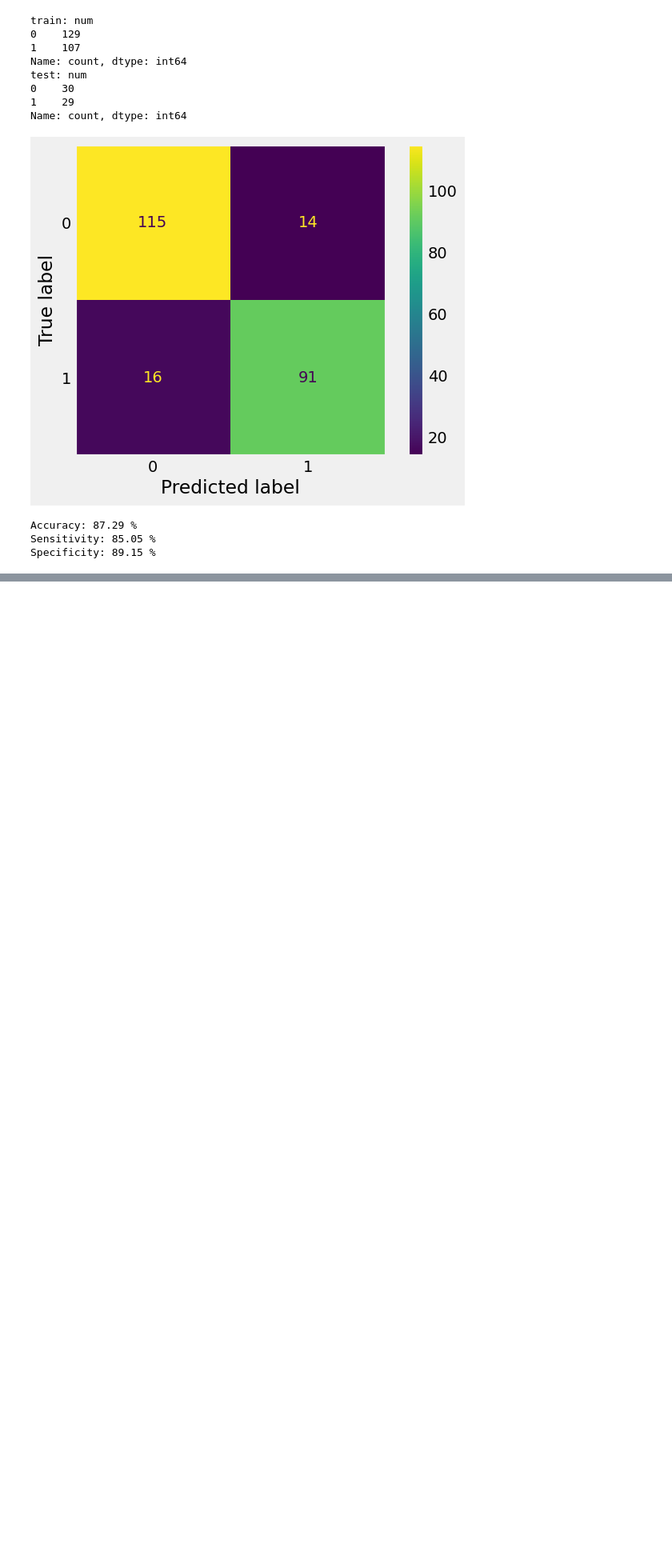
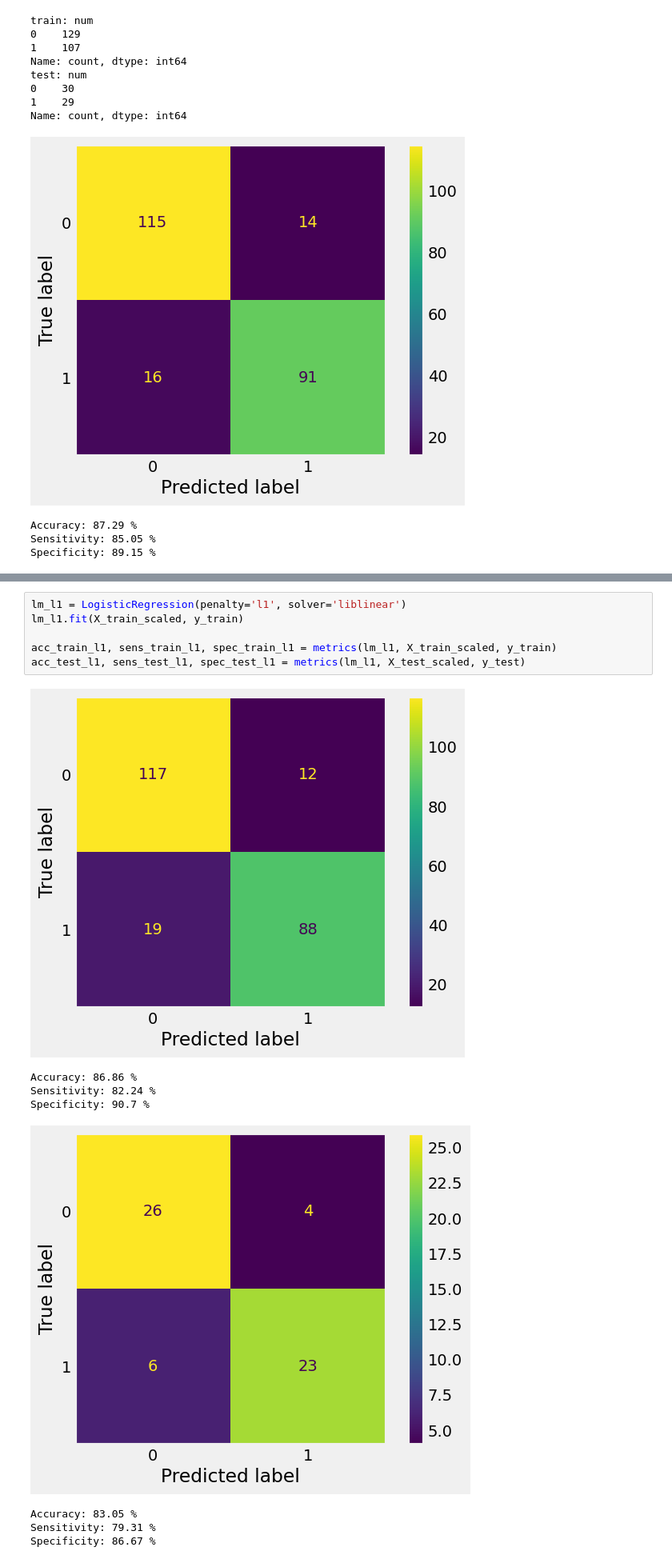
Before and after one commit to moscmh/heartdisease_by_logisticregression, a Jupyter notebook: heart.ipynb, the cells around one changed output, grey strips where cells are left out. Shown at 80% size. Drawn from its saved outputs; the diff is of its cells as text; blank space fills up the shorter version.

```diff
--- a/heart.ipynb
+++ b/heart.ipynb
@@ -388,0 +416,15 @@ Specificity: 89.15 %
+# %%
+lm_l1 = LogisticRegression(penalty='l1', solver='liblinear')
+lm_l1.fit(X_train_scaled, y_train)
+
+acc_train_l1, sens_train_l1, spec_train_l1 = metrics(lm_l1, X_train_scaled, y_train)
+acc_test_l1, sens_test_l1, spec_test_l1 = metrics(lm_l1, X_test_scaled, y_test)
+# %% [output]
+[figure, added]
+Accuracy: 86.86 %
+Sensitivity: 82.24 %
+Specificity: 90.7 %
+[figure, added]
+Accuracy: 83.05 %
+Sensitivity: 79.31 %
+Specificity: 86.67 %
```
Also changed, not shown: parts of 11 cells of this notebook.
